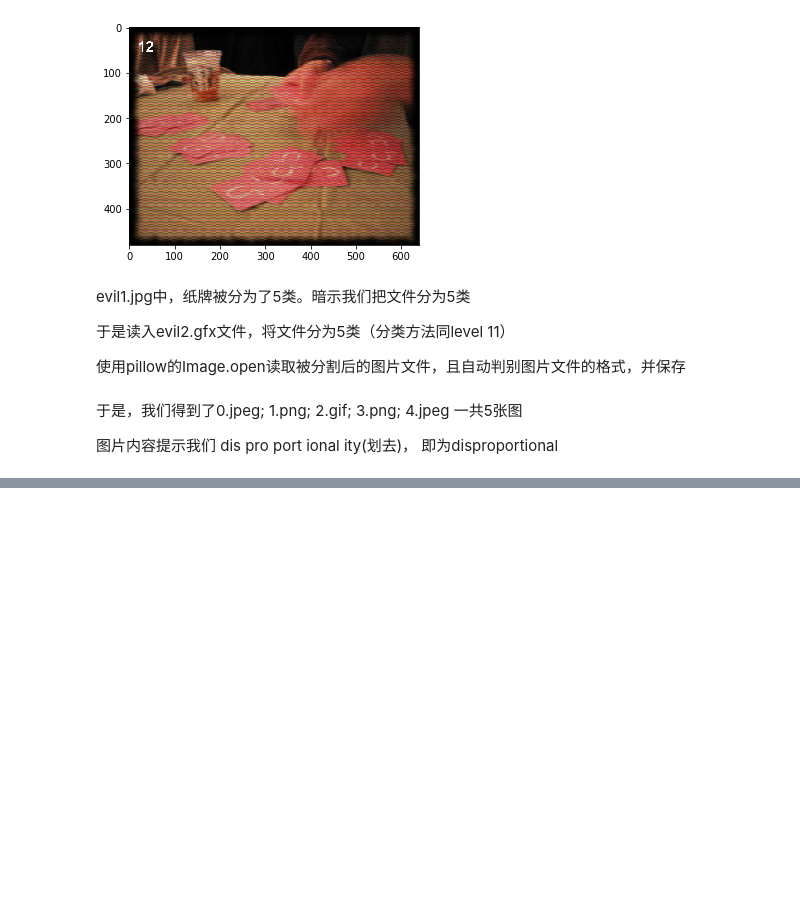
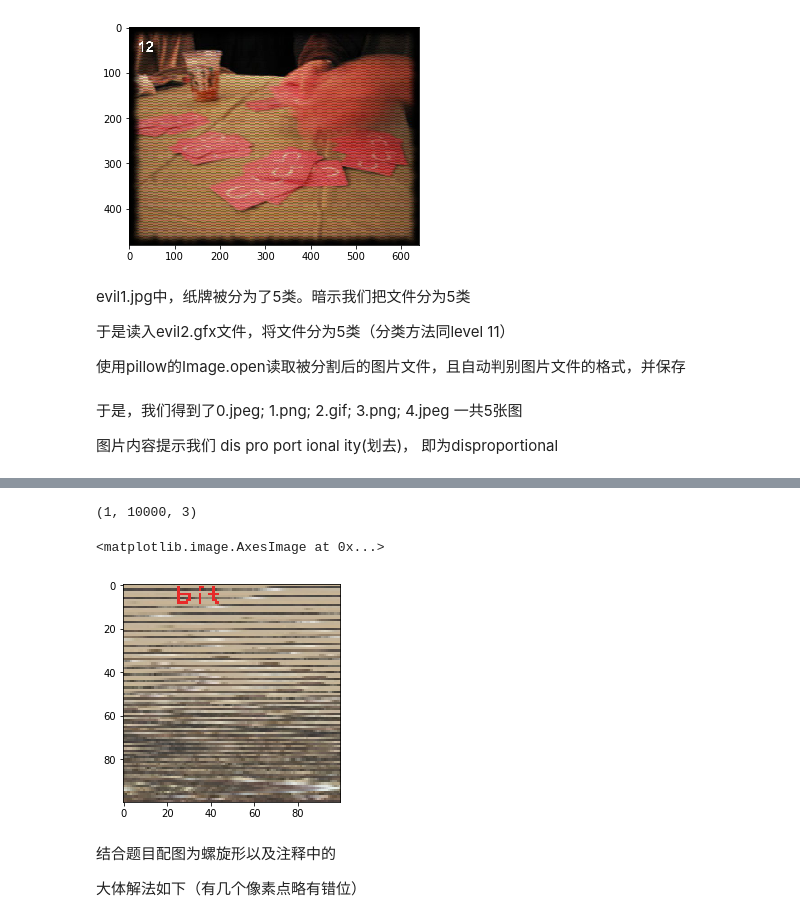
Before and after one commit to DrMofu/python_challenge, a Jupyter notebook: pythonchallenge.ipynb, the cells around one changed output, grey strips where cells are left out. Cells and saved outputs as stored; diff of their text form; code cells hidden in the pictures; blank space fills up the shorter version.

```diff
--- a/pythonchallenge.ipynb
+++ b/pythonchallenge.ipynb
@@ -648,0 +710,11 @@ for i in range(5):
+# %%
+img = plt.imread('./material/14/wire.png')
+# %%
+img.shape
+# %% [output]
+(1, 10000, 3)
+# %%
+plt.imshow(img.reshape((100,100,3)))
+# %% [output]
+<matplotlib.image.AxesImage at 0x...>
+[figure, added]
@@ -648,0 +723,4 @@ for i in range(5):
+# %% [markdown]
+结合题目配图为螺旋形以及注释中的<!-- remember: 100*100 = (100+99+99+98) + (...  -->
+
+大体解法如下（有几个像素点略有错位）
```
Also changed, not shown: parts of 57 cells of this notebook, 5 other files.
